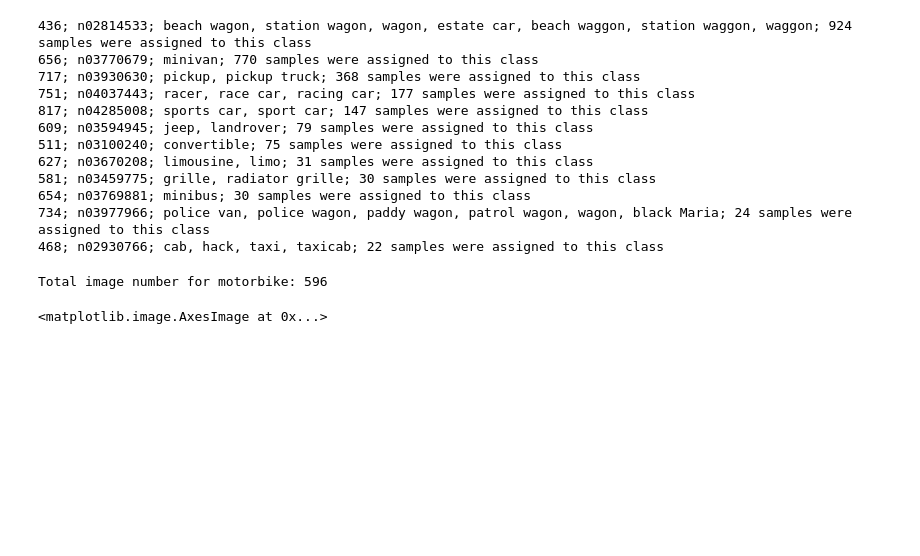
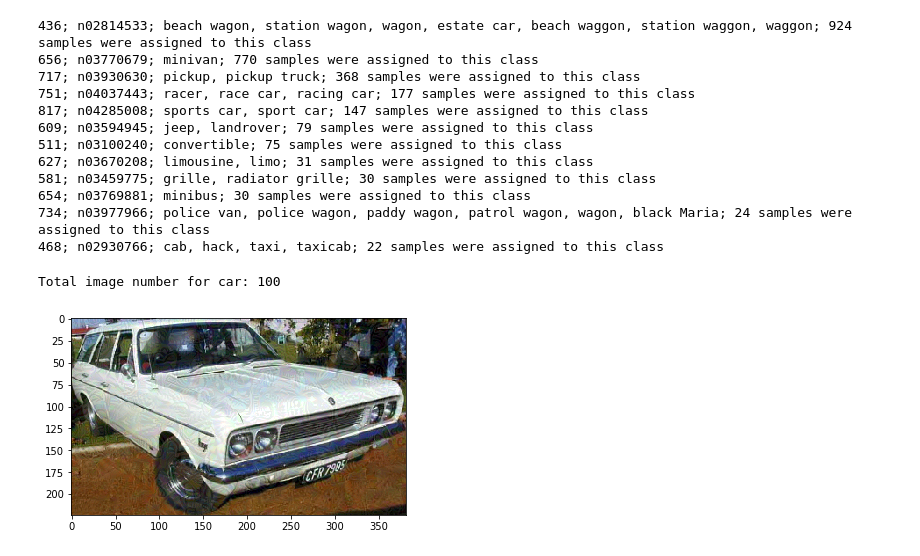
Before and after one commit to qliu24/PASCAL_VC, a Jupyter notebook: src/Untitled.ipynb, the cells around one changed output. Cells and saved outputs as stored; diff of their text form; code cells hidden in the pictures; blank space fills up the shorter version.

```diff
--- a/src/Untitled.ipynb
+++ b/src/Untitled.ipynb
@@ -148,17 +148,19 @@ for ni,nn in enumerate(sort_cnt):
 # %%
 from config_PASCAL_VC import *
 import matplotlib.pyplot as plt
 
-category='motorbike'
-adv_file = os.path.join(adv_dir, 'adv_img_{}.pickle'.format(category))
+category='car'
+# adv_file = os.path.join(adv_dir, 'adv_img_{}.pickle'.format(category))
+adv_file = os.path.join('/mnt/1TB_SSD/qing/VC_adv/adv', 'adv_img_{}.pickle'.format(category))
 with open(adv_file, 'rb') as fh:
     _, im_fool_ls = pickle.load(fh)
 
 N = len(im_fool_ls)
 print('Total image number for {}: {}'.format(category, N))
 
-img = im_fool_ls[0].astype('uint8')
+img = im_fool_ls[30].astype('uint8')
 plt.imshow(img[:,:,[2,1,0]])
+plt.show()
 # %% [output]
-Total image number for motorbike: 596
+Total image number for car: 100
-<matplotlib.image.AxesImage at 0x...>
+[figure, added]
```
Also changed, not shown: parts of 2 cells of this notebook, 22 other files.
